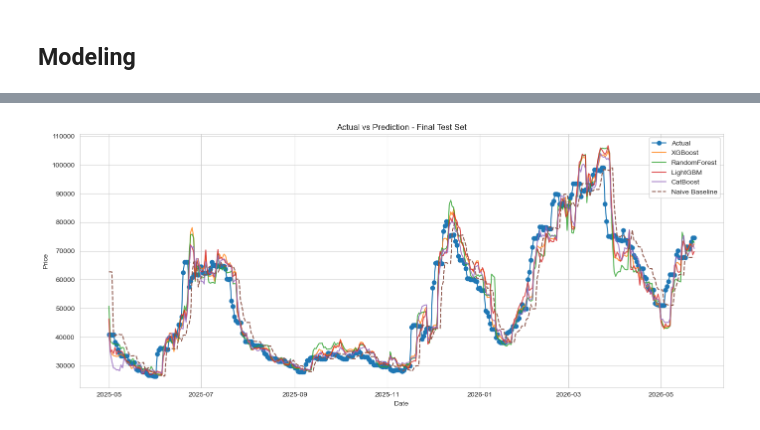
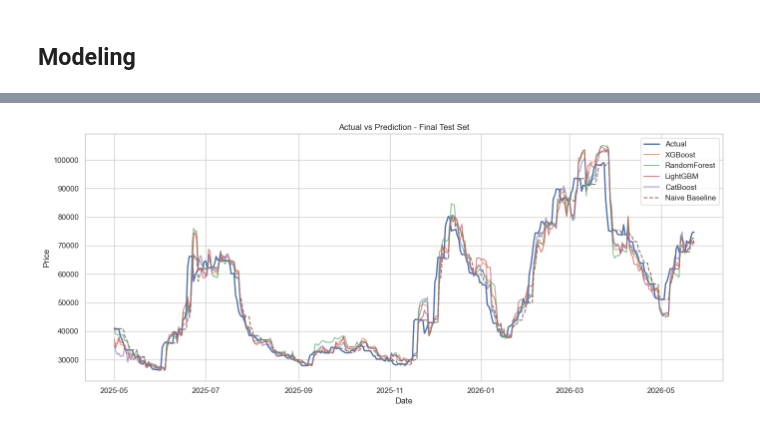
Before and after one commit to Sands225/Chili-Price-Prediction, a Jupyter notebook: chili_prediction.ipynb, the cells around one changed output, grey strips where cells are left out. Drawn from its saved outputs; the diff is of its cells as text; code cells hidden in the pictures.

```diff
--- a/chili_prediction.ipynb
+++ b/chili_prediction.ipynb
@@ -26 +95,3 @@ chili_df = pd.read_csv('dataset/cabai_rawit_combined.csv')
+# %%
+chili_df = raw_df.copy()
 # %% [markdown]
@@ -435,11 +742,9 @@ def mape(y_true, y_pred):
 # %%
-baseline_pred = test_df['lag_3']
+baseline_pred = test_df["current_price"]
 
 baseline_result = {
-    'Model': 'Naive Baseline',
-    'MAE': mean_absolute_error(y_test, baseline_pred),
-    'RMSE': rmse(y_test, baseline_pred),
-    'MAPE': mape(y_test, baseline_pred)
+    "Model": "Naive Baseline",
+    **evaluate_model(y_test, baseline_pred)
 }
 
 baseline_result
@@ -568,14 +889,12 @@ for model_name, model in models.items():
     final_predictions[model_name] = test_pred
 
     final_results.append({
-        'Model': model_name,
-        'MAE': mean_absolute_error(y_test, test_pred),
-        'RMSE': rmse(y_test, test_pred),
-        'MAPE': mape(y_test, test_pred)
+        "Model": model_name,
+        **evaluate_model(y_test, test_pred)
     })
 
 final_results.append(baseline_result)
 
-final_results_df = pd.DataFrame(final_results).sort_values('MAPE')
-final_results_df
+final_results_df = pd.DataFrame(final_results).sort_values("MAPE")
+display(final_results_df)
 # %% [output]
@@ -601,34 +968,34 @@ Best model: CatBoost
 # %%
 plt.figure(figsize=(14, 6))
 
 plt.plot(
-    test_df['target_date'],
+    test_df["target_date"],
     y_test.values,
-    label='Actual',
-    marker='o'
+    label="Actual",
+    linewidth=2
 )
 
 for model_name, pred in final_predictions.items():
     plt.plot(
-        test_df['target_date'],
+        test_df["target_date"],
         pred,
         label=model_name,
-        alpha=0.8
+        alpha=0.7
     )
 
 plt.plot(
-    test_df['target_date'],
+    test_df["target_date"],
     baseline_pred.values,
-    label='Naive Baseline',
-    linestyle='--'
+    label="Naive Baseline",
+    linestyle="--"
 )
 
-plt.title('Actual vs Prediction - Final Test Set')
-plt.xlabel('Date')
-plt.ylabel('Price')
+plt.title("Actual vs Prediction - Final Test Set")
+plt.xlabel("Date")
+plt.ylabel("Price")
 plt.legend()
 plt.grid(True)
 plt.tight_layout()
 plt.show()
 # %% [output]
-[figure, old version]
+[figure, new version]
```
Also changed, not shown: parts of 71 cells of this notebook.
